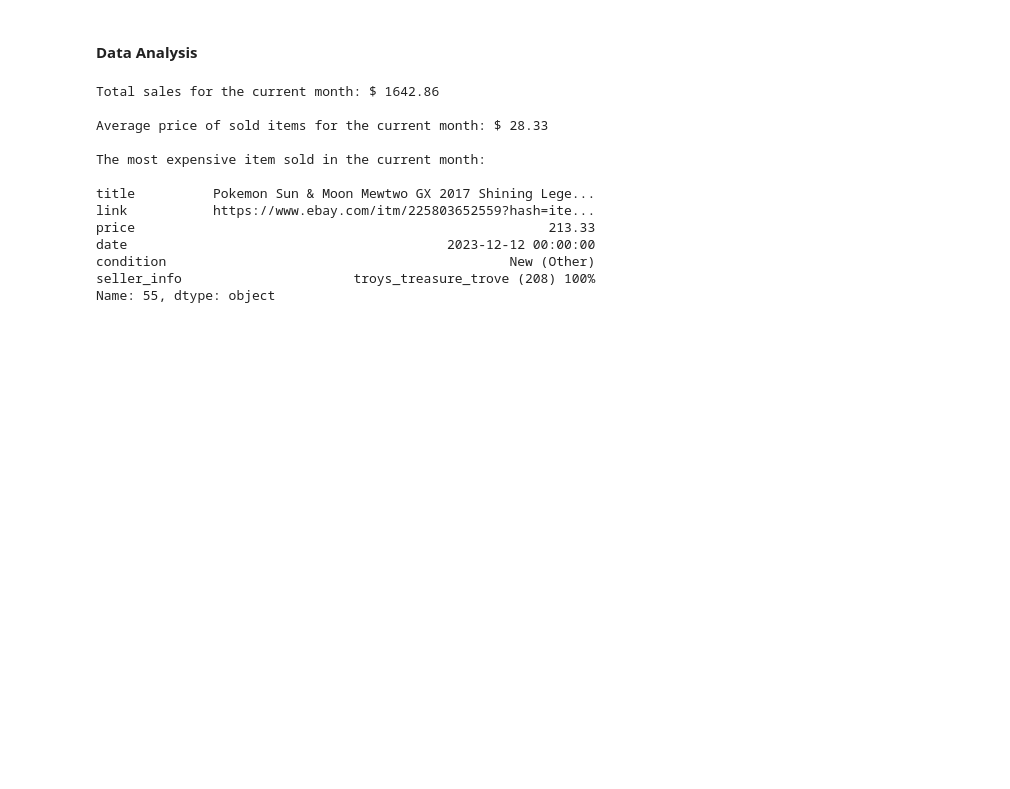
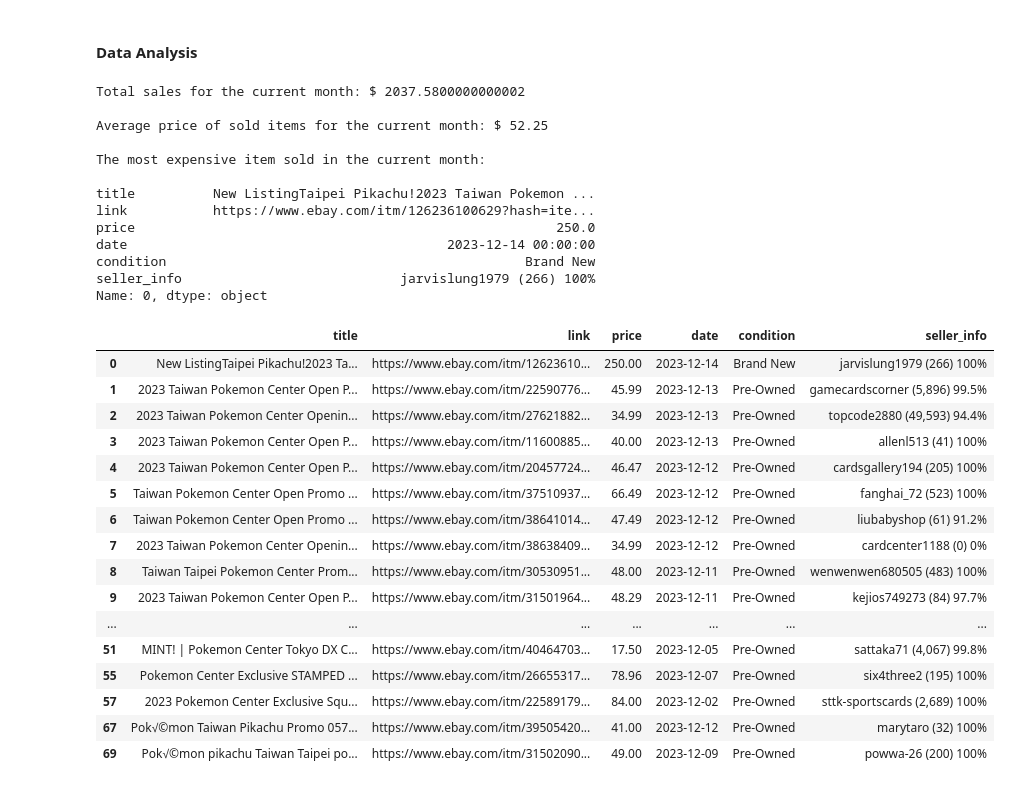
Before and after one commit to cellularphone/data-science, a Jupyter notebook: DataBook.ipynb, the cells around one changed output. Cells and saved outputs as stored; diff of their text form; code cells hidden in the pictures; blank space fills up the shorter version.

```diff
--- a/DataBook.ipynb
+++ b/DataBook.ipynb
@@ -259,7 +250,7 @@ if __name__ == "__main__":
     # Possibility for user to input the query
     # query = input("Enter the search query: ")
 
-    query = 'pokemon cards'
+    query = '2023 Taiwan Pokemon Center Open Promo Card'
     sold_items_data = scrape_ebay_sold_items(query)
 
     if sold_items_data:
@@ -282,25 +273,43 @@ current_month_df = ebay_sold_items_df[ebay_sold_items_df['date'].dt.month == cur
 # %%
 total_sales = current_month_df['price'].sum()
 print("\nTotal sales for the current month: $", total_sales)
 average_price = current_month_df['price'].mean().round(2)
 print("\nAverage price of sold items for the current month: $", average_price)
 most_expensive_item = current_month_df.sort_values('price', ascending=False).iloc[0]
 print("\nThe most expensive item sold in the current month:\n")
 print(most_expensive_item)
+current_month_df
 # %% [output]
-Total sales for the current month: $ 1642.86
+Total sales for the current month: $ 2037.5800000000002
 
-Average price of sold items for the current month: $ 28.33
+Average price of sold items for the current month: $ 52.25
 
 The most expensive item sold in the current month:
 
-title          Pokemon Sun & Moon Mewtwo GX 2017 Shining Lege...
-link           https://www.ebay.com/itm/225803652559?hash=ite...
-price                                                     213.33
-date                                         2023-12-12 00:00:00
-condition                                            New (Other)
-seller_info                      troys_treasure_trove (208) 100%
-Name: 55, dtype: object
+title          New ListingTaipei Pikachu!2023 Taiwan Pokemon ...
+link           https://www.ebay.com/itm/126236100629?hash=ite...
+price                                                      250.0
+date                                         2023-12-14 00:00:00
+condition                                              Brand New
+seller_info                            jarvislung1979 (266) 100%
+Name: 0, dtype: object
+|  | title | link | price | date | condition | seller_info |
+| 0 | New ListingTaipei Pikachu!2023 Ta... | https://www.ebay.com/itm/12623610... | 250.00 | 2023-12-14 | Brand New | jarvislung1979 (266) 100% |
+| 1 | 2023 Taiwan Pokemon Center Open P... | https://www.ebay.com/itm/22590776... | 45.99 | 2023-12-13 | Pre-Owned | gamecardscorner (5,896) 99.5% |
+| 2 | 2023 Taiwan Pokemon Center Openin... | https://www.ebay.com/itm/27621882... | 34.99 | 2023-12-13 | Pre-Owned | topcode2880 (49,593) 94.4% |
+| 3 | 2023 Taiwan Pokemon Center Open P... | https://www.ebay.com/itm/11600885... | 40.00 | 2023-12-13 | Pre-Owned | allenl513 (41) 100% |
+| 4 | 2023 Taiwan Pokemon Center Open P... | https://www.ebay.com/itm/20457724... | 46.47 | 2023-12-12 | Pre-Owned | cardsgallery194 (205) 100% |
+| 5 | Taiwan Pokemon Center Open Promo ... | https://www.ebay.com/itm/37510937... | 66.49 | 2023-12-12 | Pre-Owned | fanghai_72 (523) 100% |
+| 6 | Taiwan Pokemon Center Open Promo ... | https://www.ebay.com/itm/38641014... | 47.49 | 2023-12-12 | Pre-Owned | liubabyshop (61) 91.2% |
+| 7 | 2023 Taiwan Pokemon Center Openin... | https://www.ebay.com/itm/38638409... | 34.99 | 2023-12-12 | Pre-Owned | cardcenter1188 (0) 0% |
+| 8 | Taiwan Taipei Pokemon Center Prom... | https://www.ebay.com/itm/30530951... | 48.00 | 2023-12-11 | Pre-Owned | wenwenwen680505 (483) 100% |
+| 9 | 2023 Taiwan Pokemon Center Open P... | https://www.ebay.com/itm/31501964... | 48.29 | 2023-12-11 | Pre-Owned | kejios749273 (84) 97.7% |
+| ... | ... | ... | ... | ... | ... | ... |
+| 51 | MINT! | Pokemon Center Tokyo DX C... | https://www.ebay.com/itm/40464703... | 17.50 | 2023-12-05 | Pre-Owned | sattaka71 (4,067) 99.8% |
+| 55 | Pokemon Center Exclusive STAMPED ... | https://www.ebay.com/itm/26655317... | 78.96 | 2023-12-07 | Pre-Owned | six4three2 (195) 100% |
+| 57 | 2023 Pokemon Center Exclusive Squ... | https://www.ebay.com/itm/22589179... | 84.00 | 2023-12-02 | Pre-Owned | sttk-sportscards (2,689) 100% |
+| 67 | Pok√©mon Taiwan Pikachu Promo 057... | https://www.ebay.com/itm/39505420... | 41.00 | 2023-12-12 | Pre-Owned | marytaro (32) 100% |
+| 69 | Pok√©mon pikachu Taiwan Taipei po... | https://www.ebay.com/itm/31502090... | 49.00 | 2023-12-09 | Pre-Owned | powwa-26 (200) 100% |
 # %%
 # Visualization 1: Item Condition Distribution
 fig_pie = px.pie(ebay_sold_items_df, names='condition', title='Item Condition Distribution',
```
Also changed, not shown: parts of 16 cells of this notebook.
